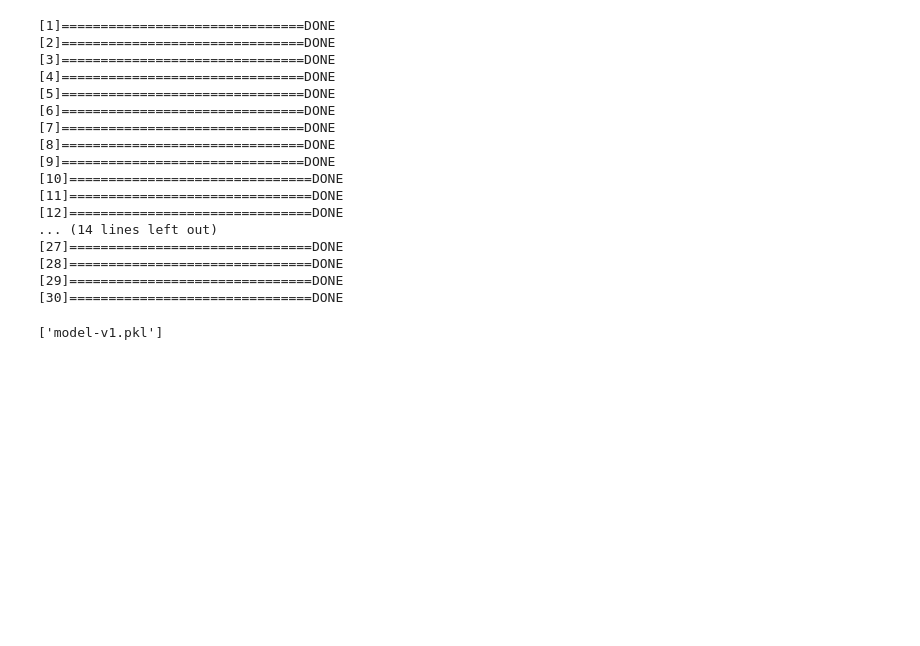
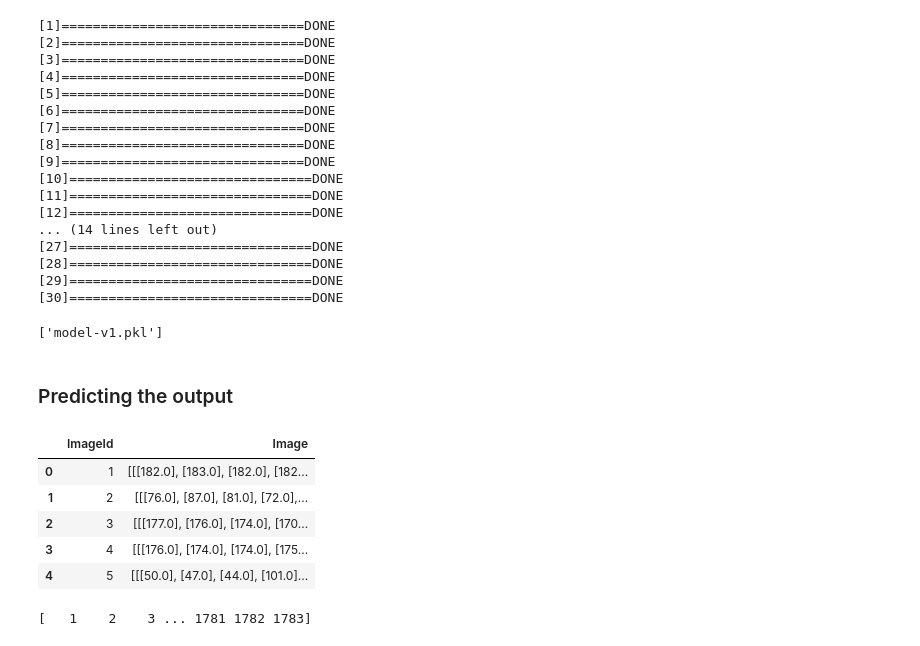
Before and after one commit to vishal-adithya/FacePointX, a Jupyter notebook: main.ipynb, the cells around one changed output. Cells and saved outputs as stored; diff of their text form; code cells hidden in the pictures; blank space fills up the shorter version.

```diff
--- a/main.ipynb
+++ b/main.ipynb
@@ -173,0 +176,23 @@ joblib.dump(model_dict,"model-v1.pkl")
+# %% [markdown]
+### Predicting the output
+# %%
+test_csv_filepath = os.path.join("Data","test.csv")
+test_df = pd.read_csv(test_csv_filepath)
+test_df["Image"] = test_df["Image"].apply(lambda x: np.fromstring(x,sep = " ").reshape(96,96,1))
+test_df.head()
+# %% [output]
+|  | ImageId | Image |
+| 0 | 1 | [[[182.0], [183.0], [182.0], [182... |
+| 1 | 2 | [[[76.0], [87.0], [81.0], [72.0],... |
+| 2 | 3 | [[[177.0], [176.0], [174.0], [170... |
+| 3 | 4 | [[[176.0], [174.0], [174.0], [175... |
+| 4 | 5 | [[[50.0], [47.0], [44.0], [101.0]... |
+# %%
+X_test = test_df["Image"].values / 255.0
+X_test_resized = np.array([cv2.resize(x,(128,128)) for x in X_test])
+X_test_resized = X_test_resized[...,np.newaxis]
+X_test_resized = np.repeat(X_test_resized,3,axis = -1)
+image_id = test_df["ImageId"].values
+print(image_id)
+# %% [output]
+[   1    2    3 ... 1781 1782 1783]
```
Also changed, not shown: parts of 7 cells of this notebook, 1 other file.
